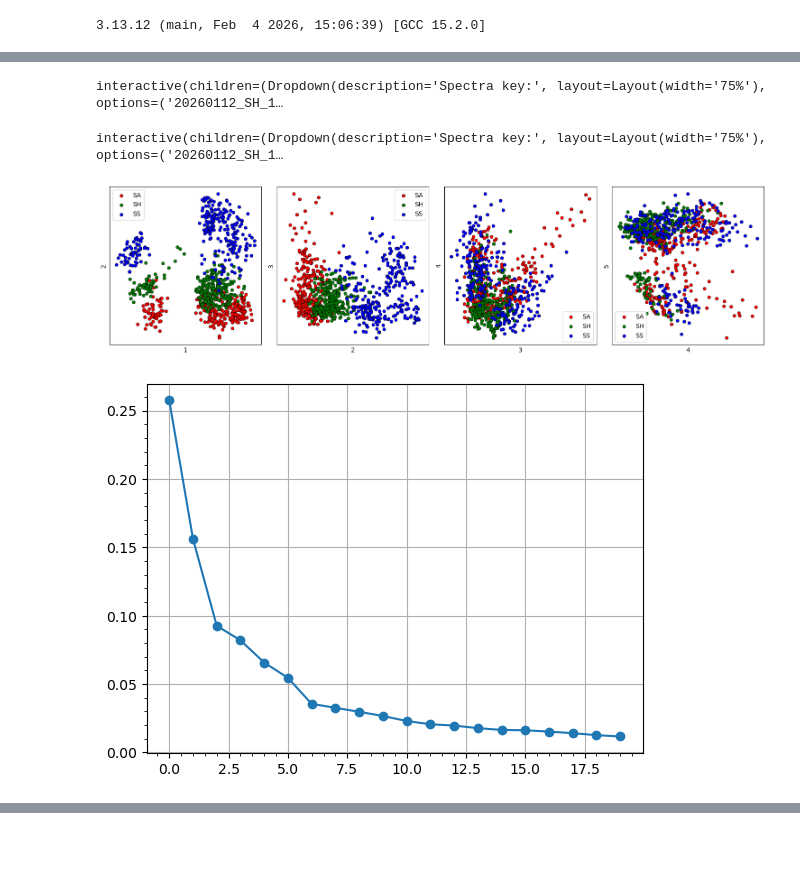
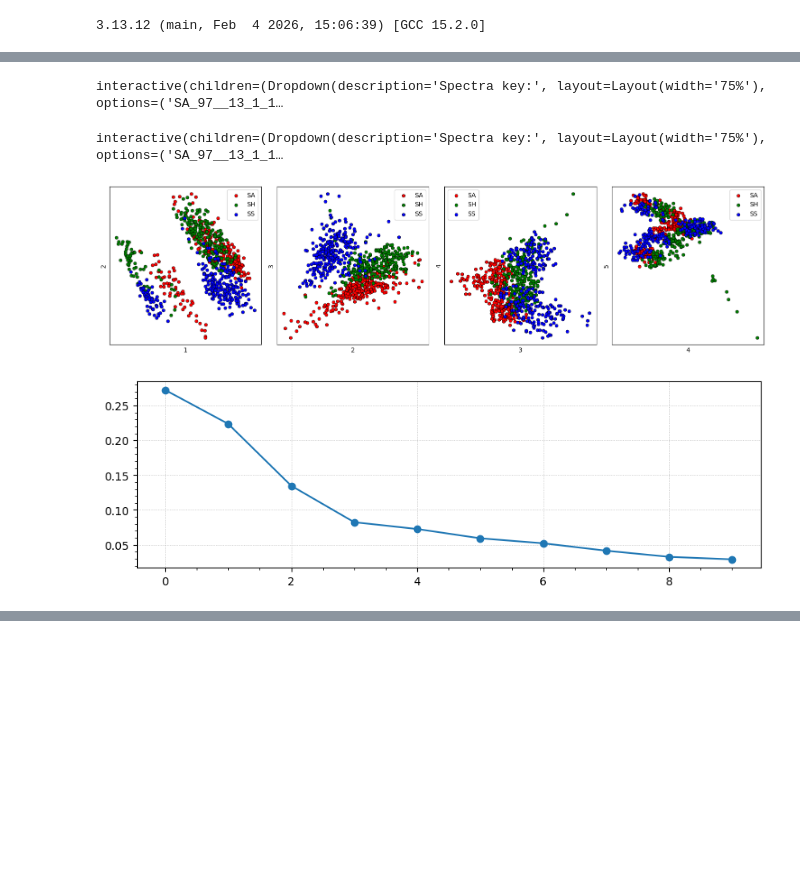
Before and after one commit to intellimath/irsa, a Jupyter notebook: examples/load_spectra_13_origin.ipynb, the cells around one changed output, grey strips where cells are left out. Saved outputs shown, nothing was run; the diff lists cells and outputs as text; code cells hidden in the pictures; blank space fills up the shorter version.

```diff
--- a/examples/load_spectra_13_origin.ipynb
+++ b/examples/load_spectra_13_origin.ipynb
@@ -206,46 +164,46 @@ dd3 = dd2.topf(tval=0, crop=400, sub_valleys=False)
-# %%
-dd2.plot_mu_sigma()
-# %% [output]
-interactive(children=(Dropdown(description='Spectra key:', layout=Layout(width='75%'), options=('20260112_SH_1…
 # %%
-dd2.plot_spectra(tau2_smooth=0)
+dd2.plot_spectra(False)
 # %% [output]
-interactive(children=(Dropdown(description='Spectra key:', layout=Layout(width='75%'), options=('20260112_SH_1…
+interactive(children=(Dropdown(description='Spectra key:', layout=Layout(width='75%'), options=('SA_97__13_1_1…
+# %%
+dd_SA = dd2.subcollection_by_attr_value("вид_бактерий", "SA")
+dd_SS = dd2.subcollection_by_attr_value("вид_бактерий", "SS")
+dd_SH = dd2.subcollection_by_attr_value("вид_бактерий", "SH")
+# %%
+dd_SA.plot_spectra(False)
+# %% [output]
+interactive(children=(Dropdown(description='Spectra key:', layout=Layout(width='75%'), options=('SA_97__13_1_1…
 # %%
-Ys_SA = tuple(dd2.spectra[key].y for key in dd2.keys() if "_SA_" in key)
-Ys_SS = tuple(dd2.spectra[key].y for key in dd2.keys() if "_SS_" in key)
-Ys_SH = tuple(dd2.spectra[key].y for key in dd2.keys() if "_SH_" in key)
-Ys = tuple(dd2.spectra[key].y for key in dd2.keys())
-Ys = np.concatenate(Ys, axis=0)
-Ys_SA = np.concatenate(Ys_SA, axis=0)
-Ys_SH = np.concatenate(Ys_SH, axis=0)
-Ys_SS = np.concatenate(Ys_SS, axis=0)
-Ns = tuple(len(y) for y in Ys)
-c, As, Ls = pca.find_loc_and_pc(Ys, 20)
+Ys_SA = dd_SA.union_y()
+Ys_SS = dd_SS.union_y()
+Ys_SH = dd_SH.union_y()
+Ys = dd2.union_y()
+
+c, As, Ls = pca.find_loc_and_pc(Ys, 10)
 U = (Ys - c) @ As.T
 U_SA = (Ys_SA - c) @ As.T
 U_SS = (Ys_SS - c) @ As.T
 U_SH = (Ys_SH - c) @ As.T
 plt.figure(figsize=(15,4))
 for i in range(4):
     plt.subplot(1,4,i+1)
     plt.scatter(U_SA[:,i], U_SA[:,i+1], s=25, c='r', edgecolors='k', linewidth=0.5, label="SA")
     plt.scatter(U_SH[:,i], U_SH[:,i+1], s=25, c='g', edgecolors='k', linewidth=0.5, label="SH")
     plt.scatter(U_SS[:,i], U_SS[:,i+1], s=25, c='b', edgecolors='k', linewidth=0.5, label="SS")
     plt.xlabel(str(i+1))
     plt.ylabel(str(i+2))
     plt.xticks([])
     plt.yticks([])
     plt.legend()
 plt.tight_layout()
 plt.legend()
+plt.show()
 
-# Cs = sum((n*[c] for n,c in zip(Ns,["r","g","b"])), start=[])
-plt.show()
+plt.figure(figsize=(10,3))
 plt.plot(Ls/Ls.sum(), marker='o')
-plt.grid()
+plt.grid(ls=":", lw=0.5)
 plt.minorticks_on()
 plt.show()
 # %% [output]
-[figure, old version]
+[figure, new version]
-[figure, old version]
+[figure, new version]
```
Also changed, not shown: parts of 57 cells of this notebook, 13 other files.
